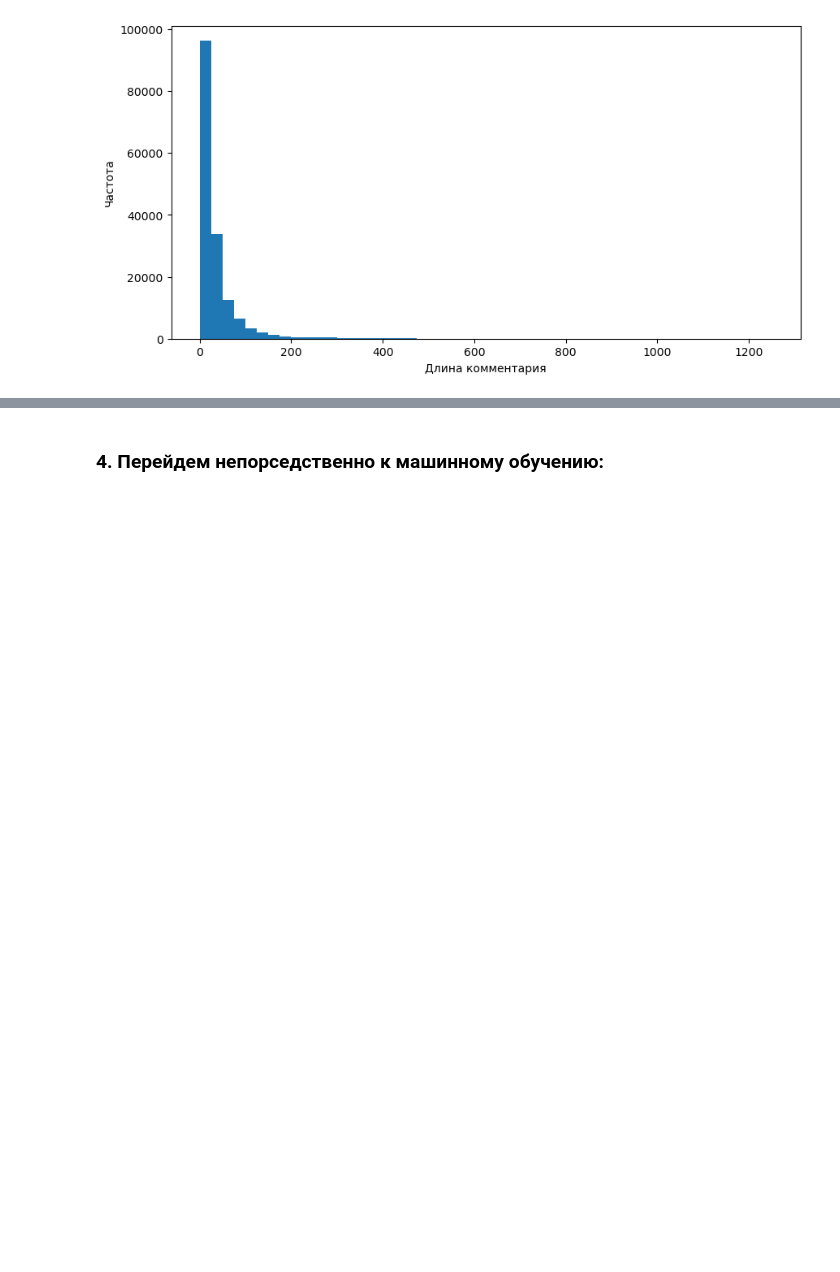
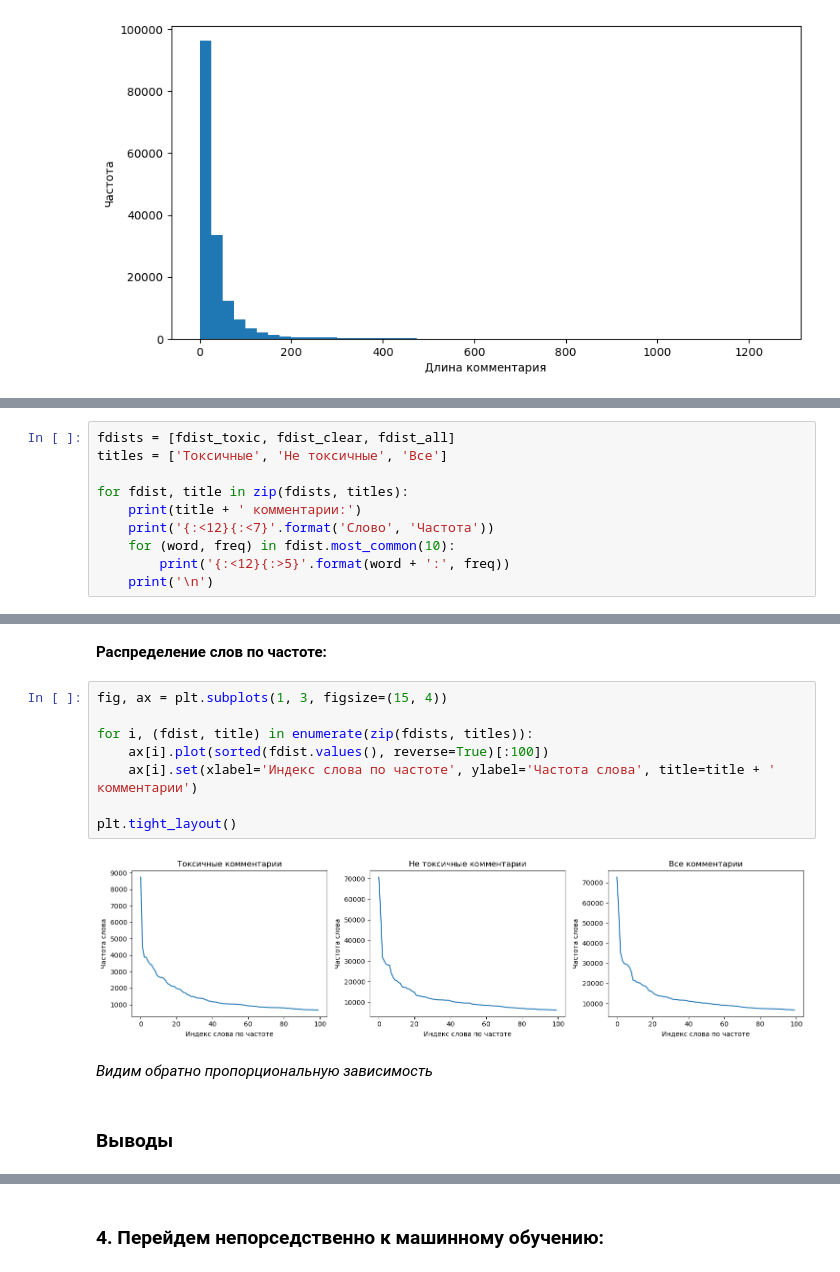
Before and after one commit to Symbo1-of-Piece/toxic_comments, a Jupyter notebook: toxic_comments.ipynb, the cells around one changed output, grey strips where cells are left out. Saved outputs shown, nothing was run; the diff lists cells and outputs as text; blank space fills up the shorter version.

```diff
--- a/toxic_comments.ipynb
+++ b/toxic_comments.ipynb
@@ -207,0 +250,10 @@ plt.show()
+# %%
+fdists = [fdist_toxic, fdist_clear, fdist_all]
+titles = ['Токсичные', 'Не токсичные', 'Все']
+
+for fdist, title in zip(fdists, titles):
+    print(title + ' комментарии:')
+    print('{:<12}{:<7}'.format('Слово', 'Частота'))
+    for (word, freq) in fdist.most_common(10):
+        print('{:<12}{:>5}'.format(word + ':', freq))
+    print('\n')
@@ -207,0 +300,16 @@ plt.show()
+# %% [markdown]
+**Распределение слов по частоте:**
+# %%
+fig, ax = plt.subplots(1, 3, figsize=(15, 4))
+
+for i, (fdist, title) in enumerate(zip(fdists, titles)):
+    ax[i].plot(sorted(fdist.values(), reverse=True)[:100])
+    ax[i].set(xlabel='Индекс слова по частоте', ylabel='Частота слова', title=title + ' комментарии')
+
+plt.tight_layout()
+# %% [output]
+[figure, added]
+# %% [markdown]
+*Видим обратно пропорциональную зависимость*
+# %% [markdown]
+### Выводы
```
Also changed, not shown: parts of 82 cells of this notebook.
